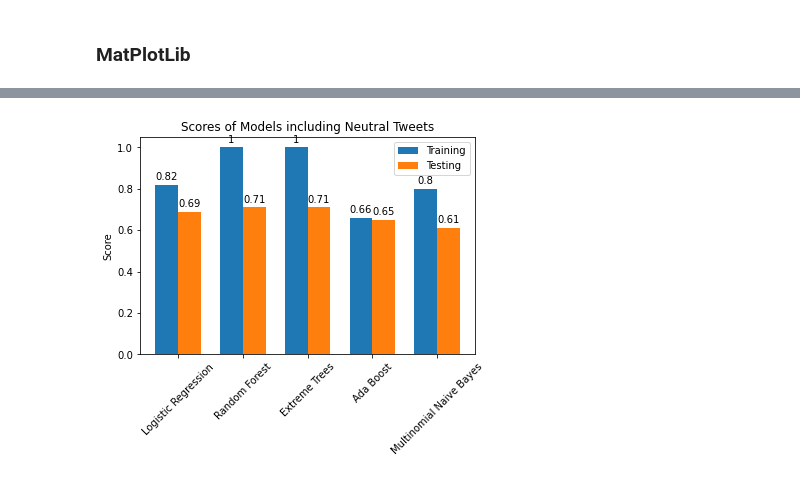
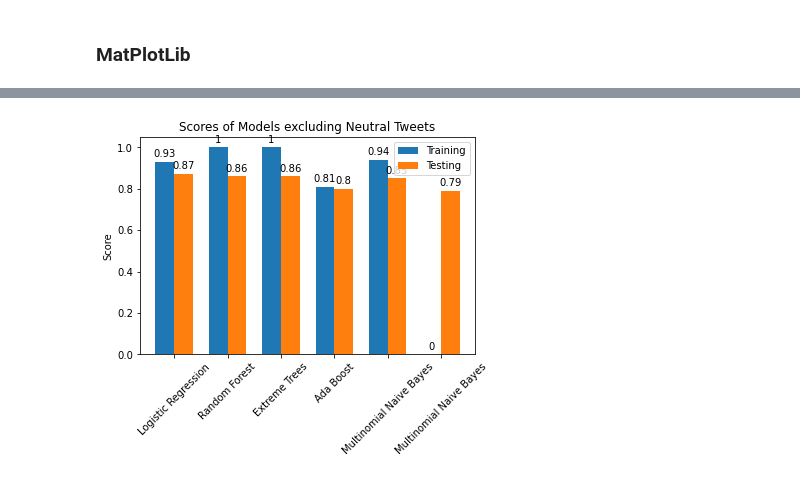
Before and after one commit to mcmanuscw/Project_4-Group_1, a Jupyter notebook: Sentimental_Analysis.ipynb, the cells around one changed output, grey strips where cells are left out. Saved outputs shown, nothing was run; the diff lists cells and outputs as text; code cells hidden in the pictures.

Commit message:
performance

```diff
--- a/Sentimental_Analysis.ipynb
+++ b/Sentimental_Analysis.ipynb
@@ -369,6 +369,8 @@ weighted avg       0.86      0.86      0.86      3273
 performance_df.to_csv("Resources/performance.csv")
 # %% [markdown]
 ### MatPlotLib
+# %%
+performance_df = pd.read_csv("Resources/performance.csv")
 # %%
 performance_df
 # %% [output]
@@ -424,3 +431,28 @@ plt.show()
+# %%
+# with neutrals
+labels = performance_no_neutral["Model"].tolist()
+training = performance_no_neutral["Training Score"].tolist()
+testing = performance_no_neutral["Testing Score"].tolist()
+
+training = [round(x, 2) for x in training]
+testing = [round(x, 2) for x in testing]
 # %%
+import numpy as np
+x = np.arange(len(labels))
+width = 0.35
+
+fig, ax = plt.subplots()
+rects1 = ax.bar(x - width/2, training, width, label='Training')
+rects2 = ax.bar(x + width/2, testing, width, label='Testing')
+
+ax.set_ylabel('Score')
+ax.set_xticks(x, labels, rotation=45)
+ax.set_title('Scores of Models excluding Neutral Tweets')
+ax.legend()
+
+ax.bar_label(rects1, padding=3)
+ax.bar_label(rects2, padding=3)
+
+plt.show()
 # %% [output]
-[figure, old version]
+[figure, new version]
```
Also changed, not shown: parts of 3 cells of this notebook.
